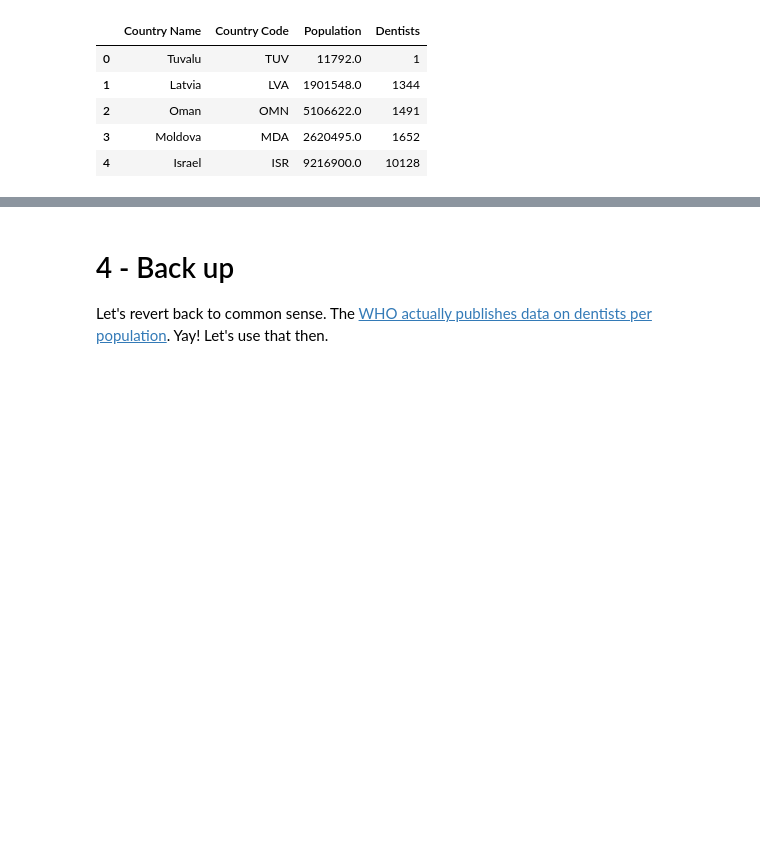
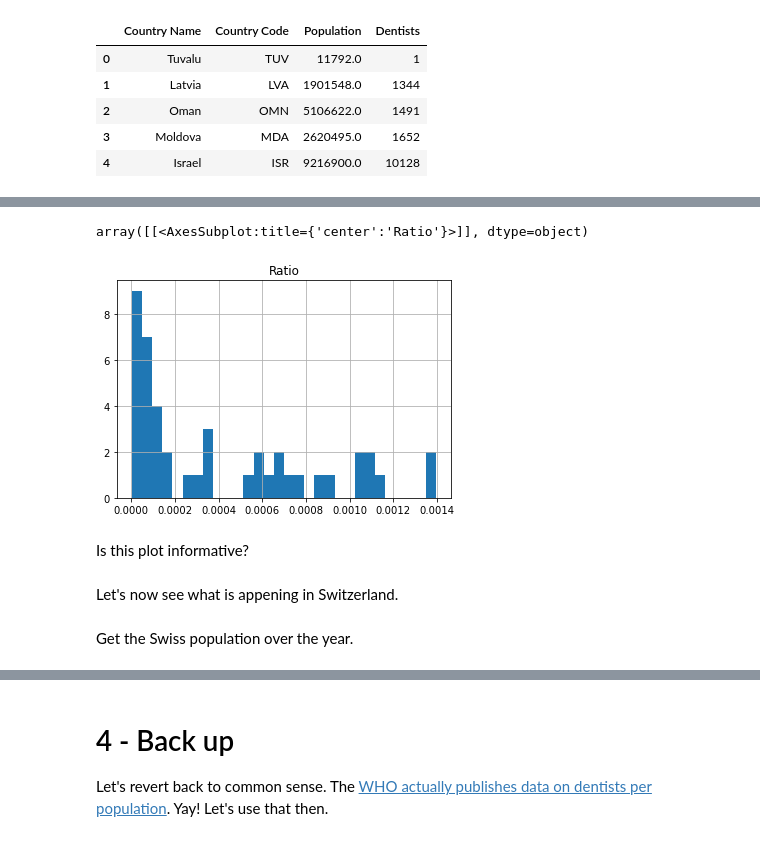
Before and after one commit to swing-research/pids-notebooks, a Jupyter notebook: exercise1/Exercise sheet 1.ipynb, the cells around one changed output, grey strips where cells are left out. Drawn from its saved outputs; the diff is of its cells as text; code cells hidden in the pictures; blank space fills up the shorter version.

```diff
--- a/exercise1/Exercise sheet 1.ipynb
+++ b/exercise1/Exercise sheet 1.ipynb
@@ -384,0 +398,2 @@ Plot also the dentists
+# %%
+ratio = dentists_population_2020['Dentists']/dentists_population_2020['Population']
@@ -384,0 +405,12 @@ Plot also the dentists
+# %%
+df = pd.DataFrame({"Ratio": ratio})
+df.hist(bins = 30)
+# %% [output]
+array([[<AxesSubplot:title={'center':'Ratio'}>]], dtype=object)
+[figure, added]
+# %% [markdown]
+Is this plot informative?
+# %% [markdown]
+Let's now see what is appening in Switzerland.
+# %% [markdown]
+Get the Swiss population over the year.
```
Also changed, not shown: parts of 63 cells of this notebook.
